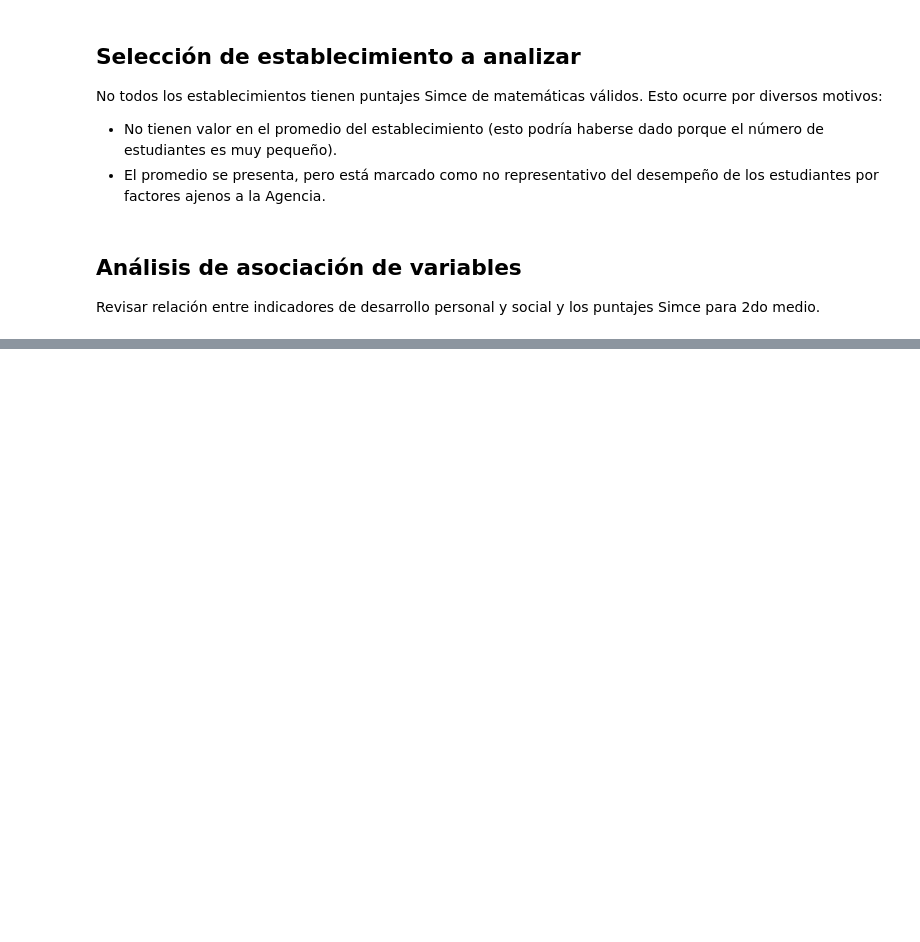
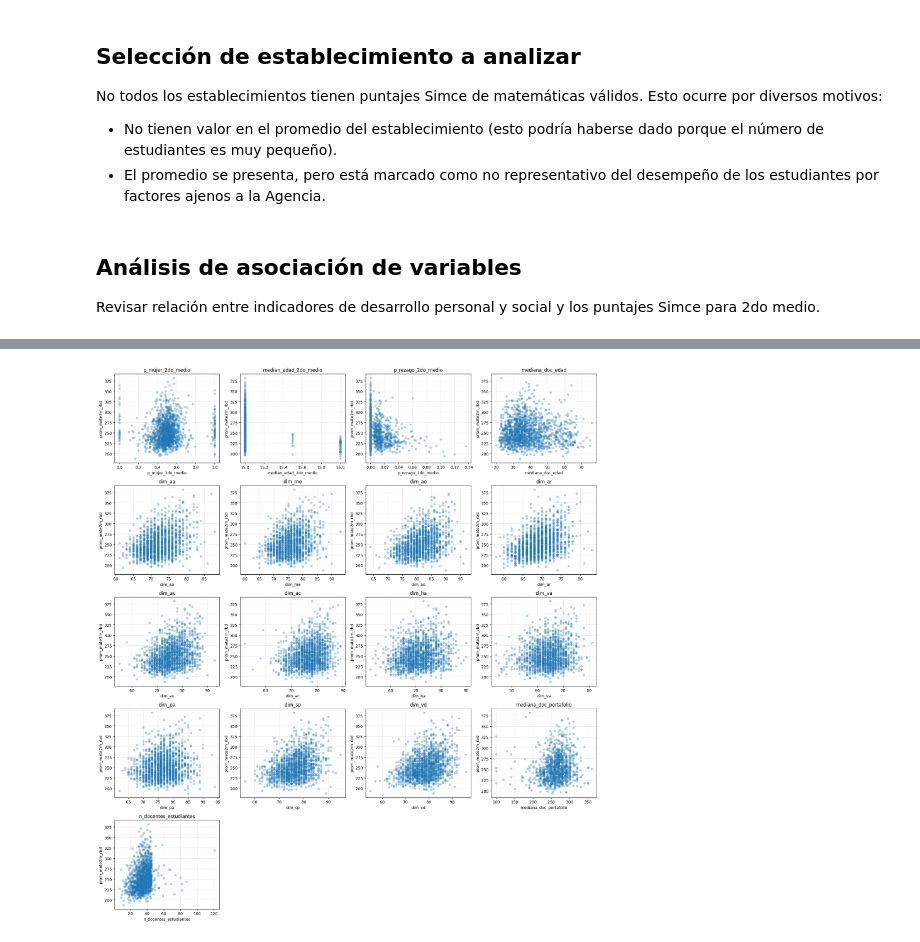
Before and after one commit to vcanalesg/dcc_taller_proyecto_g4, a Jupyter notebook: 3_analizar_rbd.ipynb, the cells around one changed output, grey strips where cells are left out. Cells and saved outputs as stored; diff of their text form; code cells hidden in the pictures; blank space fills up the shorter version.

```diff
--- a/3_analizar_rbd.ipynb
+++ b/3_analizar_rbd.ipynb
@@ -95,0 +79,34 @@ sns.heatmap(rbd_gse_medio_bajo[variables].corr(),
+# %%
+variables = ['p_mujer_2do_medio', 'median_edad_2do_medio', 'p_rezago_2do_medio','mediana_doc_edad',
+             'dim_aa','dim_me', 'dim_ao','dim_ar', 'dim_as','dim_ac', 'dim_ha', 'dim_va', 'dim_pa', 'dim_sp', 'dim_vd',
+             'mediana_doc_portafolio', 'n_docentes_estudiantes']
+
+n_vars = len(variables)
+n_cols = 4
+n_rows = int(np.ceil(n_vars / n_cols))
+
+fig, axes = plt.subplots(n_rows, n_cols, figsize=(18, 4 * n_rows))
+axes = np.atleast_1d(axes).reshape(n_rows, n_cols)
+
+for ax, var in zip(axes.flat, variables):
+    subset = rbd_gse_medio_bajo[[var, 'prom_mate2m_rbd']].dropna()
+    sns.scatterplot(
+        data=subset,
+        x=var,
+        y='prom_mate2m_rbd',
+        alpha=0.35,
+        linewidth=0,
+        ax=ax
+    )
+    ax.set_title(var)
+    ax.set_xlabel(var)
+    ax.set_ylabel('prom_mate2m_rbd')
+    ax.grid(True, alpha=0.3)
+
+for ax in axes.flat[len(variables):]:
+    ax.set_visible(False)
+
+plt.tight_layout()
+plt.show()
+# %% [output]
+[figure, added]
```
Also changed, not shown: parts of 4 cells of this notebook, 3 other files.
